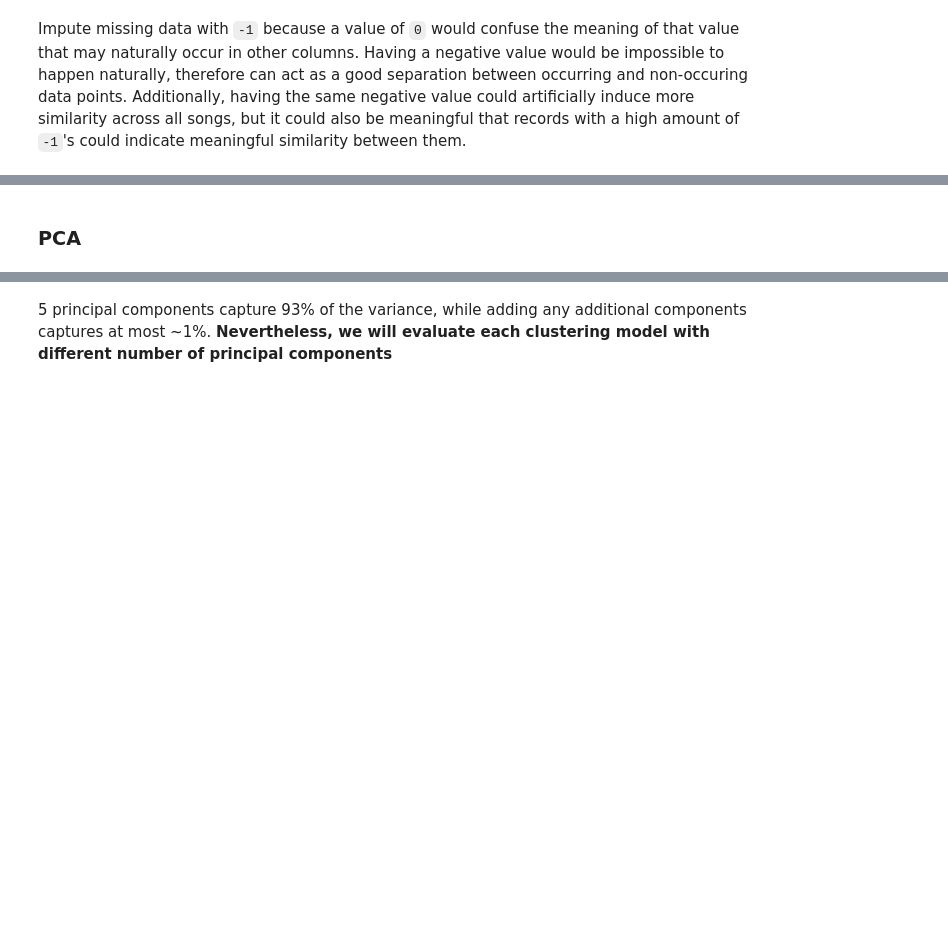
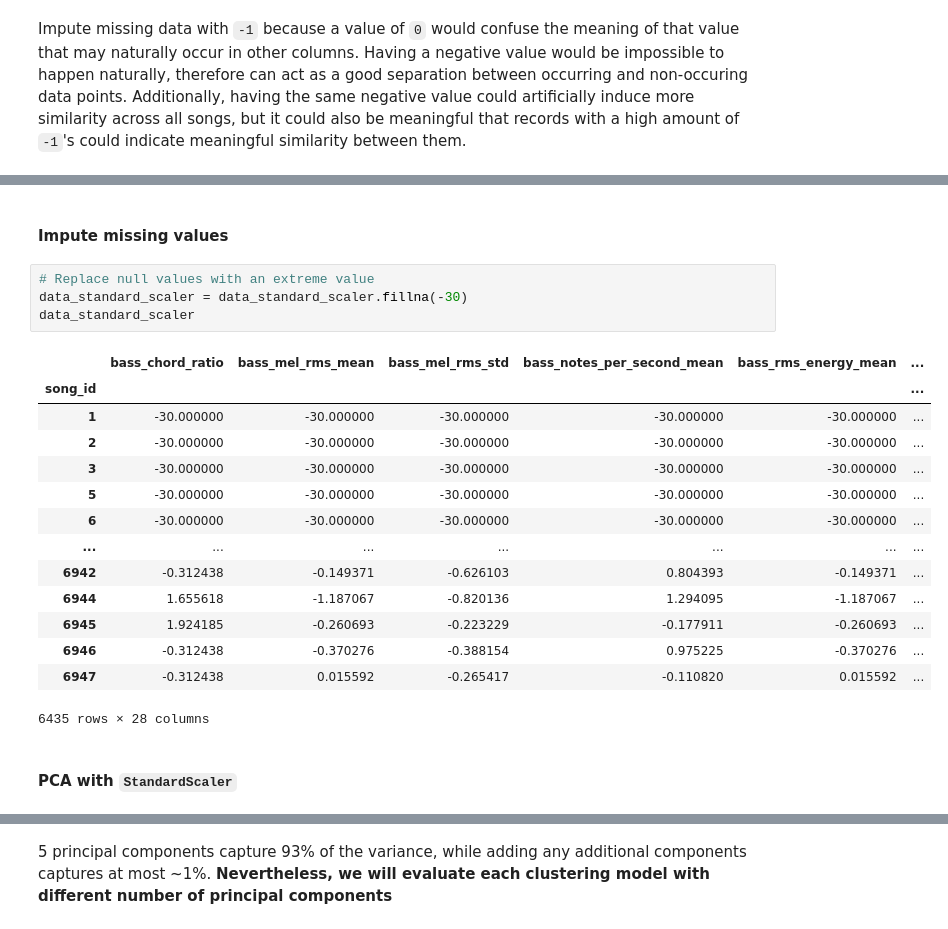
Before and after one commit to MattGroho/tab-hero, a Jupyter notebook: notebooks/unsupervised_pipeline_investigation.ipynb, the cells around one changed output, grey strips where cells are left out. Saved outputs shown, nothing was run; the diff lists cells and outputs as text; blank space fills up the shorter version.

```diff
--- a/notebooks/unsupervised_pipeline_investigation.ipynb
+++ b/notebooks/unsupervised_pipeline_investigation.ipynb
@@ -565,5 +667,26 @@ data_scaled
+# %% [markdown]
+#### Impute missing values
+# %%
+# Replace null values with an extreme value
+data_standard_scaler = data_standard_scaler.fillna(-30)
+data_standard_scaler
+# %% [output]
+|  | bass_chord_ratio | bass_mel_rms_mean | bass_mel_rms_std | bass_notes_per_second_mean | bass_rms_energy_mean | ... |
+| song_id |  |  |  |  |  | ... |
+| 1 | -30.000000 | -30.000000 | -30.000000 | -30.000000 | -30.000000 | ... |
+| 2 | -30.000000 | -30.000000 | -30.000000 | -30.000000 | -30.000000 | ... |
+| 3 | -30.000000 | -30.000000 | -30.000000 | -30.000000 | -30.000000 | ... |
+| 5 | -30.000000 | -30.000000 | -30.000000 | -30.000000 | -30.000000 | ... |
+| 6 | -30.000000 | -30.000000 | -30.000000 | -30.000000 | -30.000000 | ... |
+| ... | ... | ... | ... | ... | ... | ... |
+| 6942 | -0.312438 | -0.149371 | -0.626103 | 0.804393 | -0.149371 | ... |
+| 6944 | 1.655618 | -1.187067 | -0.820136 | 1.294095 | -1.187067 | ... |
+| 6945 | 1.924185 | -0.260693 | -0.223229 | -0.177911 | -0.260693 | ... |
+| 6946 | -0.312438 | -0.370276 | -0.388154 | 0.975225 | -0.370276 | ... |
+| 6947 | -0.312438 | 0.015592 | -0.265417 | -0.110820 | 0.015592 | ... |
+6435 rows × 28 columns
 # %% [markdown]
-### PCA
+#### PCA with `StandardScaler`
 # %%
 # Generate PCA dataset
 n_components = 10
```
Also changed, not shown: parts of 10 cells of this notebook.
